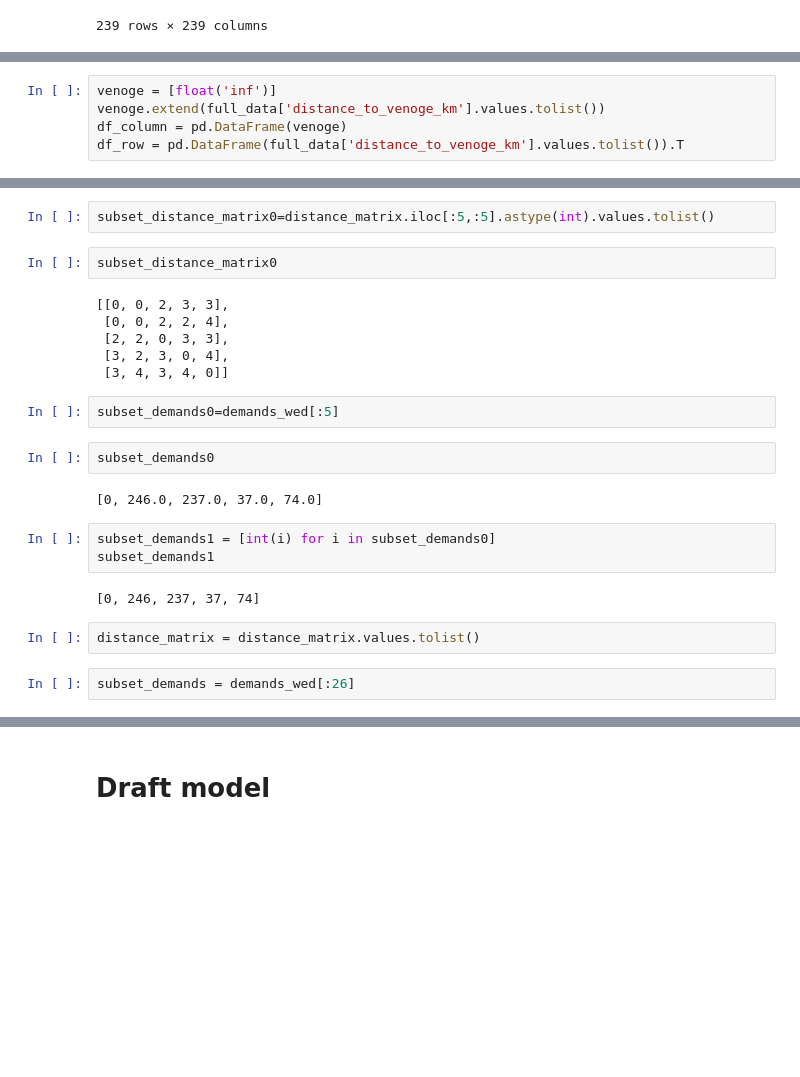
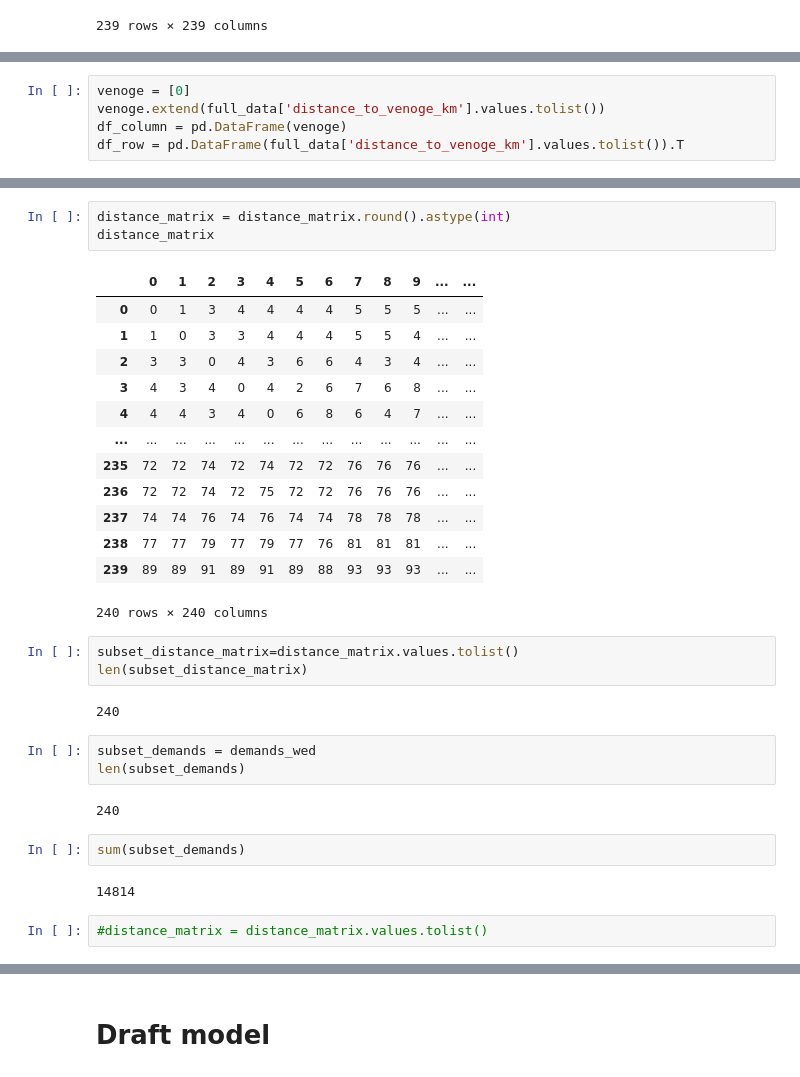
Before and after one commit to baertsch/MGT-530-SLO, a Jupyter notebook: code.ipynb, the cells around one changed output, grey strips where cells are left out. Cells and saved outputs as stored; diff of their text form; blank space fills up the shorter version.

```diff
--- a/code.ipynb
+++ b/code.ipynb
@@ -52,5 +56,5 @@ demands_sat =  [0] + full_data['sat_tickets'].values.tolist()
 # %%
-venoge = [float('inf')]
+venoge = [0]
 venoge.extend(full_data['distance_to_venoge_km'].values.tolist())
 df_column = pd.DataFrame(venoge)
 df_row = pd.DataFrame(full_data['distance_to_venoge_km'].values.tolist()).T
@@ -126,26 +112,34 @@ distance_matrix
-# %%
-subset_distance_matrix0=distance_matrix.iloc[:5,:5].astype(int).values.tolist()
-# %%
-subset_distance_matrix0
-# %% [output]
-[[0, 0, 2, 3, 3],
- [0, 0, 2, 2, 4],
- [2, 2, 0, 3, 3],
- [3, 2, 3, 0, 4],
- [3, 4, 3, 4, 0]]
-# %%
-subset_demands0=demands_wed[:5]
-# %%
-subset_demands0
-# %% [output]
-[0, 246.0, 237.0, 37.0, 74.0]
-# %%
-subset_demands1 = [int(i) for i in subset_demands0]
-subset_demands1
-# %% [output]
-[0, 246, 237, 37, 74]
+# %%
+distance_matrix = distance_matrix.round().astype(int)
+distance_matrix
+# %% [output]
+|  | 0 | 1 | 2 | 3 | 4 | 5 | 6 | 7 | 8 | 9 | ... | ... |
+| 0 | 0 | 1 | 3 | 4 | 4 | 4 | 4 | 5 | 5 | 5 | ... | ... |
+| 1 | 1 | 0 | 3 | 3 | 4 | 4 | 4 | 5 | 5 | 4 | ... | ... |
+| 2 | 3 | 3 | 0 | 4 | 3 | 6 | 6 | 4 | 3 | 4 | ... | ... |
+| 3 | 4 | 3 | 4 | 0 | 4 | 2 | 6 | 7 | 6 | 8 | ... | ... |
+| 4 | 4 | 4 | 3 | 4 | 0 | 6 | 8 | 6 | 4 | 7 | ... | ... |
+| ... | ... | ... | ... | ... | ... | ... | ... | ... | ... | ... | ... | ... |
+| 235 | 72 | 72 | 74 | 72 | 74 | 72 | 72 | 76 | 76 | 76 | ... | ... |
+| 236 | 72 | 72 | 74 | 72 | 75 | 72 | 72 | 76 | 76 | 76 | ... | ... |
+| 237 | 74 | 74 | 76 | 74 | 76 | 74 | 74 | 78 | 78 | 78 | ... | ... |
+| 238 | 77 | 77 | 79 | 77 | 79 | 77 | 76 | 81 | 81 | 81 | ... | ... |
+| 239 | 89 | 89 | 91 | 89 | 91 | 89 | 88 | 93 | 93 | 93 | ... | ... |
+240 rows × 240 columns
+# %%
+subset_distance_matrix=distance_matrix.values.tolist()
+len(subset_distance_matrix)
+# %% [output]
+240
+# %%
+subset_demands = demands_wed
+len(subset_demands)
+# %% [output]
+240
+# %%
+sum(subset_demands)
+# %% [output]
+14814
 # %%
-distance_matrix = distance_matrix.values.tolist()
+#distance_matrix = distance_matrix.values.tolist()
-# %%
-subset_demands = demands_wed[:26]
 # %%
```
Also changed, not shown: parts of 20 cells of this notebook.
